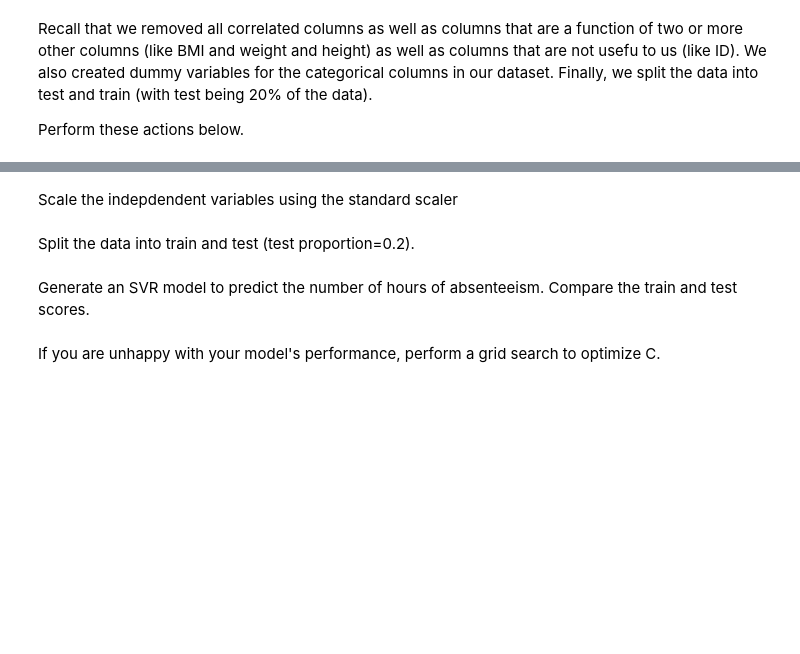
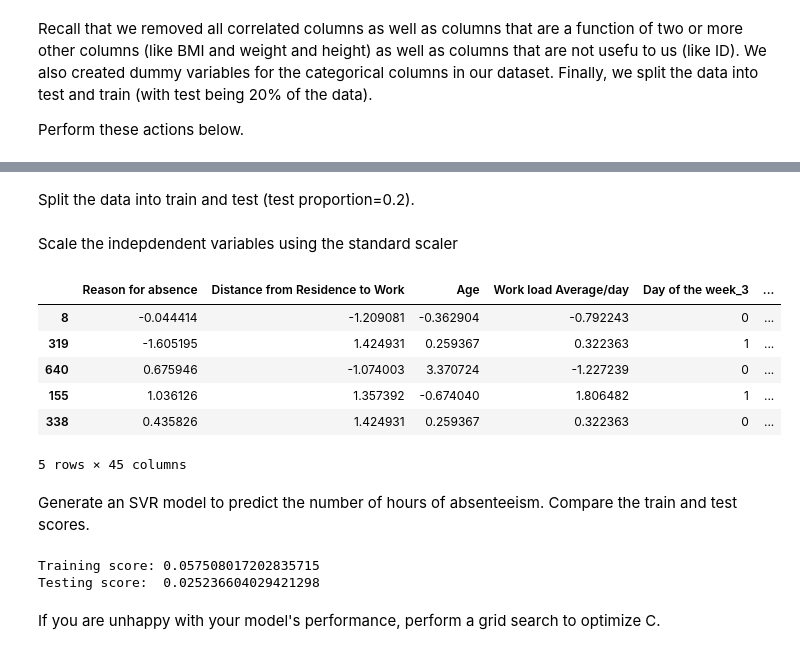
Before and after one commit to thinkful-dsi-cassowary/dsi3_student_pair_work, a Jupyter notebook: Coby/34_01_Day 34 Lecture 1 Assignment.ipynb, the cells around one changed output, grey strips where cells are left out. Drawn from its saved outputs; the diff is of its cells as text; code cells hidden in the pictures; blank space fills up the shorter version.

```diff
--- a/Coby/34_01_Day 34 Lecture 1 Assignment.ipynb
+++ b/Coby/34_01_Day 34 Lecture 1 Assignment.ipynb
@@ -33,2 +98,12 @@ Perform these actions below.
+# %% [markdown]
+Split the data into train and test (test proportion=0.2).
+# %%
+# answer below:
+from sklearn.model_selection import train_test_split
+
+X = absent_feat.drop('Absenteeism time in hours', axis=1)
+Y = absent_feat['Absenteeism time in hours']
+
+X_train, X_test, Y_train, Y_test = train_test_split(X, Y, test_size=.2, random_state=4)
 # %% [markdown]
 Scale the indepdendent variables using the standard scaler
@@ -37,2 +109,0 @@ Scale the indepdendent variables using the standard scaler
-# %% [markdown]
-Split the data into train and test (test proportion=0.2).
@@ -41,2 +110,19 @@ Split the data into train and test (test proportion=0.2).
+# %%
+# answer below:
+from sklearn.preprocessing import StandardScaler
+
+ss = StandardScaler()
+X_train.loc[:,X_train.nunique() > 2] = ss.fit_transform(X_train.loc[:,X_train.nunique() > 2])
+X_test.loc[:,X_test.nunique() > 2] = ss.transform(X_test.loc[:,X_test.nunique() > 2])
+
+X_train.head()
+# %% [output]
+|  | Reason for absence | Distance from Residence to Work | Age | Work load Average/day | Day of the week_3 | ... |
+| 8 | -0.044414 | -1.209081 | -0.362904 | -0.792243 | 0 | ... |
+| 319 | -1.605195 | 1.424931 | 0.259367 | 0.322363 | 1 | ... |
+| 640 | 0.675946 | -1.074003 | 3.370724 | -1.227239 | 0 | ... |
+| 155 | 1.036126 | 1.357392 | -0.674040 | 1.806482 | 1 | ... |
+| 338 | 0.435826 | 1.424931 | 0.259367 | 0.322363 | 0 | ... |
+5 rows × 45 columns
 # %% [markdown]
 Generate an SVR model to predict the number of hours of absenteeism. Compare the train and test scores.
@@ -45,2 +129,14 @@ Generate an SVR model to predict the number of hours of absenteeism. Compare the
+# %%
+# answer below:
+from sklearn.svm import SVR
+
+svm = SVR(kernel='rbf', epsilon=.1, C=1)
+svm.fit(X_train, Y_train)
+
+print('Training score:', svm.score(X_train, Y_train))
+print('Testing score: ', svm.score(X_test, Y_test))
+# %% [output]
+Training score: 0.057508017202835715
+Testing score:  0.025236604029421298
 # %% [markdown]
 If you are unhappy with your model's performance, perform a grid search to optimize C.
```
Also changed, not shown: parts of 12 cells of this notebook.
